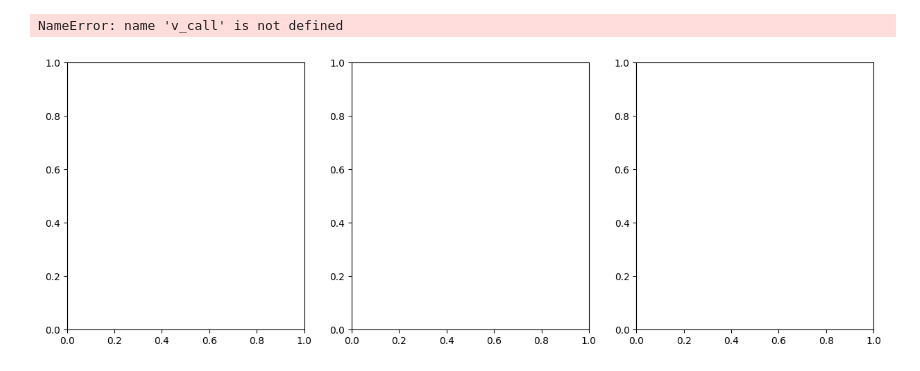
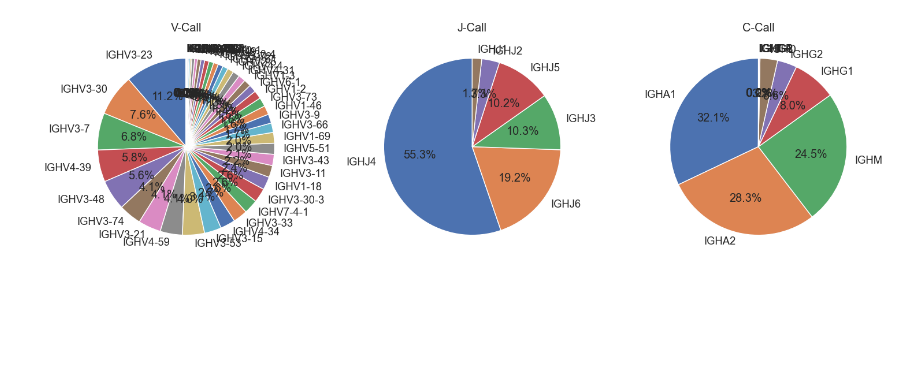
Before and after one commit to DaeheonKwon/Grad_proj, a Jupyter notebook: playground.ipynb, the cells around one changed output. Drawn from its saved outputs; the diff is of its cells as text; code cells hidden in the pictures; blank space fills up the shorter version.

```diff
--- a/playground.ipynb
+++ b/playground.ipynb
@@ -237,3 +19,3 @@ for i in range (92):
 # %%
 S8 = pd.read_csv('../Data/new_sjogren_file/S8_add_d_gene.tsv', sep='\t')
-cluster_S8 = cluster(S8)
+S8
@@ -287,0 +36,3 @@ Clonal diversification index (clones, shannon) : 8.091332972943007
+# %%
+dataframe = preprocessing(S8)
+dataframe.get_naive()
@@ -287,0 +96,2 @@ Clonal diversification index (clones, shannon) : 8.091332972943007
+# %%
+for file, gene in vj_genes.items():
@@ -287,0 +167,32 @@ Clonal diversification index (clones, shannon) : 8.091332972943007
+# %%
+j_counts = dataframe.get_mature().groupby('v_call')['j_call'].apply(lambda x: (x.unique(), x.value_counts()))
+v_genes = j_counts.index.to_list()
+j_genes = j_counts.apply(lambda x: x[0]).to_list()
+counts = j_counts.apply(lambda x: x[1].to_list()).to_list()
+
+vj_gene_usage = {}
+for i, v_gene in enumerate(v_genes):
+    vj_gene_usage_dict = {isotype: count for isotype, count in zip(j_genes[i], counts[i])}
+    vj_gene_usage[v_gene] = vj_gene_usage_dict
+
+df = pd.DataFrame.from_dict(vj_gene_usage, orient='index').fillna(0)
+
+df_normalized = df.div(df.sum(axis=1), axis=0)
+
+plt.figure(figsize=(10, 8))
+sns.set(font_scale = 1.2)
+sns.heatmap(df_normalized.transpose(), annot=False, cmap='YlGn', cbar_kws={'label': 'Normalized VJ Gene Usage'})
+
+plt.title('Normalized VJ Gene Usage')
+plt.xlabel('V Genes')
+plt.ylabel('J Genes', rotation=90)
+
+ax = plt.gca()
+ax.set_xticks(range(len(df.index)))
+ax.set_xticklabels(df.index, fontsize = 9)
+
+ax.set_yticks(range(len(df.columns)))
+ax.set_yticklabels(df.columns, rotation=45, va='top')
+
+plt.tight_layout()
+plt.show()
@@ -288,16 +201,15 @@ Clonal diversification index (clones, shannon) : 8.091332972943007
 # %%
 fig, axes = plt.subplots(1, 3, figsize=(15, 5))
 
-axes[0].pie(v_call.value_counts(), labels=v_call.value_counts().index, autopct='%1.1f%%', startangle=90)
+axes[0].pie(cluster_S8.dataframe['v_call'].value_counts(), labels=cluster_S8.dataframe['v_call'].value_counts().index, autopct='%1.1f%%', startangle=90)
 axes[0].set_title('V-Call')
-axes[1].pie(j_call.value_counts(), labels=j_call.value_counts().index, autopct='%1.1f%%', startangle=90)
+axes[1].pie(cluster_S8.dataframe['j_call'].value_counts(), labels=cluster_S8.dataframe['j_call'].value_counts().index, autopct='%1.1f%%', startangle=90)
 axes[1].set_title('J-Call')
-axes[2].pie(c_call.value_counts(), labels=c_call.value_counts().index, autopct='%1.1f%%', startangle=90)
+axes[2].pie(cluster_S8.dataframe['c_call'].value_counts(), labels=cluster_S8.dataframe['c_call'].value_counts().index, autopct='%1.1f%%', startangle=90)
 axes[2].set_title('C-Call')
 
 plt.tight_layout()
 plt.savefig('../Data/Example/pie_chart.png', dpi=300)
 # %% [output]
-NameError: name 'v_call' is not defined
-[figure, old version]
+[figure, new version]
 # %%
```
Also changed, not shown: parts of 30 cells of this notebook, 5 other files.
